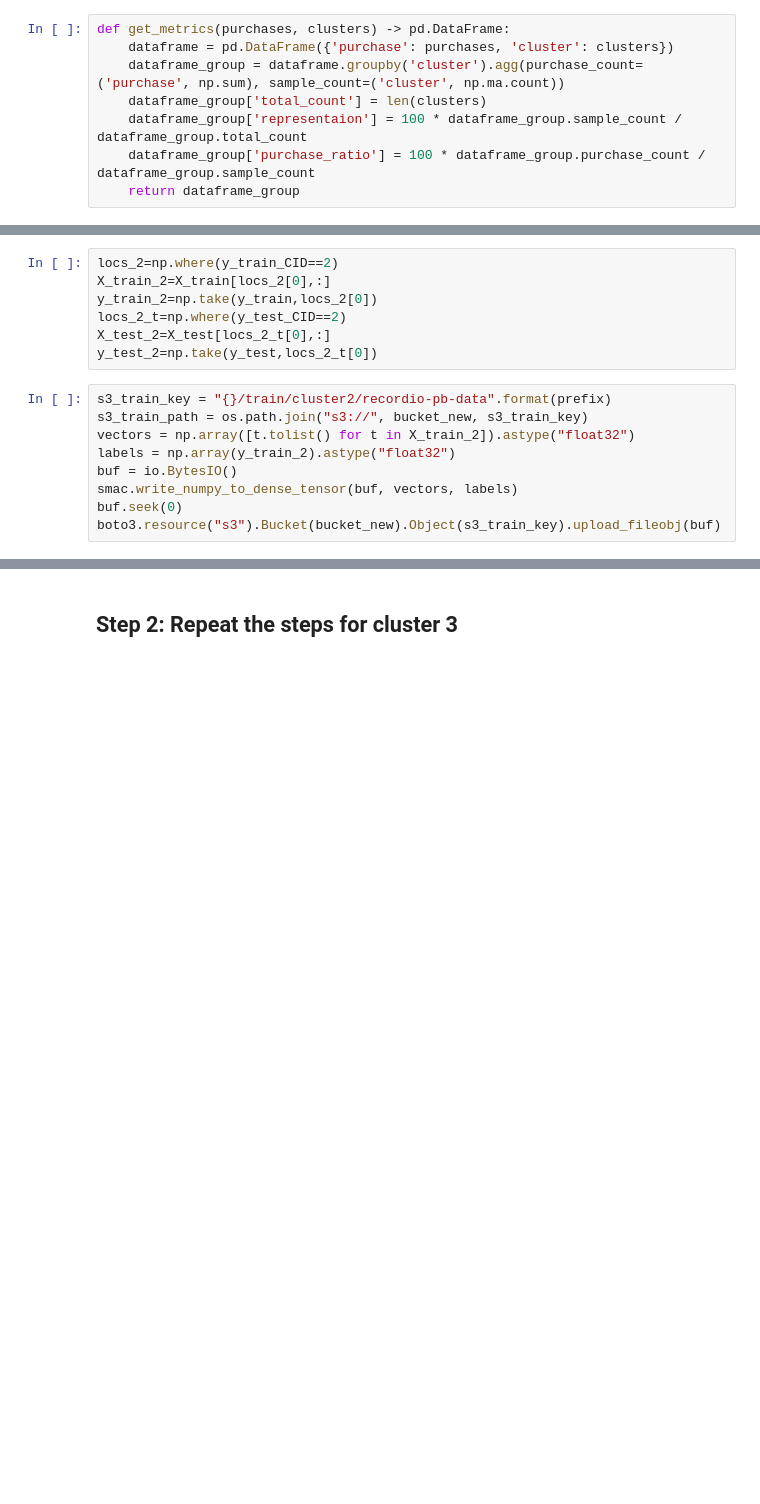
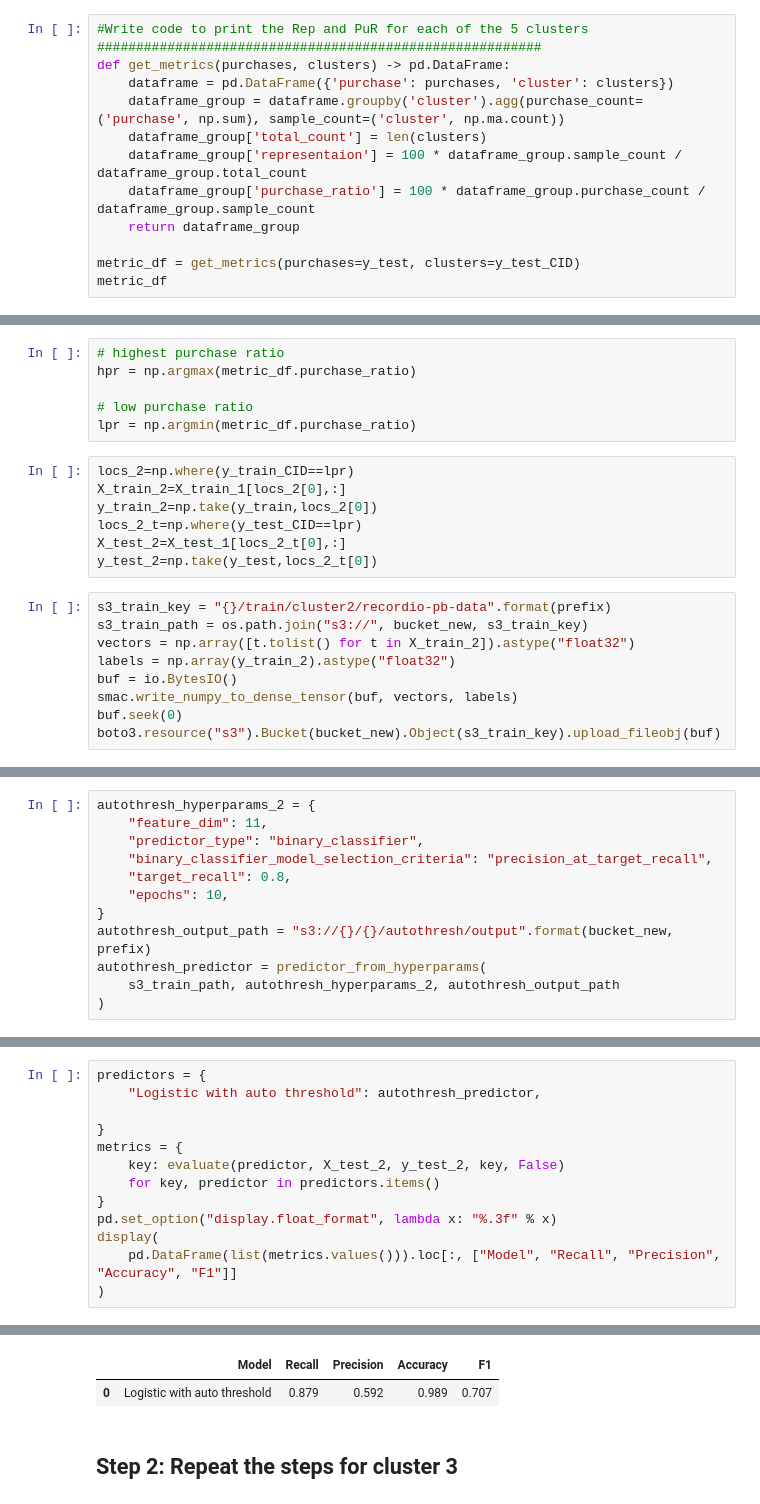
Before and after one commit to alejandro-robles7/fbai-mlops-assignments, a Jupyter notebook: week_2/mlops-ecommerce-analysis-v1.ipynb, the cells around one changed output, grey strips where cells are left out. Cells and saved outputs as stored; diff of their text form; blank space fills up the shorter version.

````diff
--- a/week_2/mlops-ecommerce-analysis-v1.ipynb
+++ b/week_2/mlops-ecommerce-analysis-v1.ipynb
@@ -544,6 +481,8 @@ Representaion (Rep)=#samples in a cluster/total number of samples.
 Purchase Ratio (PuR)=#purchases/number of samples in a cluster.
 ```
 # %%
+#Write code to print the Rep and PuR for each of the 5 clusters
+#########################################################
 def get_metrics(purchases, clusters) -> pd.DataFrame:
     dataframe = pd.DataFrame({'purchase': purchases, 'cluster': clusters})
     dataframe_group = dataframe.groupby('cluster').agg(purchase_count=('purchase', np.sum), sample_count=('cluster', np.ma.count))
@@ -551,3 +490,6 @@ def get_metrics(purchases, clusters) -> pd.DataFrame:
     dataframe_group['representaion'] = 100 * dataframe_group.sample_count / dataframe_group.total_count
     dataframe_group['purchase_ratio'] = 100 * dataframe_group.purchase_count / dataframe_group.sample_count
     return dataframe_group
+
+metric_df = get_metrics(purchases=y_test, clusters=y_test_CID)
+metric_df
@@ -584,12 +513,18 @@ For cluster 4 Rep= 3.79 PuR= 2.17
 ### It is suggested that students divide work in the breakout session to complete analysis of both clusters.
 # %% [markdown]
 ### Step 1: Subsample X_train,y_train, X_test, y_test per cluster followed by classification on the data
+# %%
+# highest purchase ratio
+hpr = np.argmax(metric_df.purchase_ratio)
+
+# low purchase ratio
+lpr = np.argmin(metric_df.purchase_ratio)
 # %%
-locs_2=np.where(y_train_CID==2)
-X_train_2=X_train[locs_2[0],:]
+locs_2=np.where(y_train_CID==lpr)
+X_train_2=X_train_1[locs_2[0],:]
 y_train_2=np.take(y_train,locs_2[0])
-locs_2_t=np.where(y_test_CID==2)
-X_test_2=X_test[locs_2_t[0],:]
+locs_2_t=np.where(y_test_CID==lpr)
+X_test_2=X_test_1[locs_2_t[0],:]
 y_test_2=np.take(y_test,locs_2_t[0])
 # %%
 s3_train_key = "{}/train/cluster2/recordio-pb-data".format(prefix)
@@ -606,0 +538,12 @@ predictors = #Enter More code here
+# %%
+autothresh_hyperparams_2 = {
+    "feature_dim": 11,
+    "predictor_type": "binary_classifier",
+    "binary_classifier_model_selection_criteria": "precision_at_target_recall",
+    "target_recall": 0.8,
+    "epochs": 10,
+}
+autothresh_output_path = "s3://{}/{}/autothresh/output".format(bucket_new, prefix)
+autothresh_predictor = predictor_from_hyperparams(
+    s3_train_path, autothresh_hyperparams_2, autothresh_output_path
+)
@@ -606,0 +571,14 @@ predictors = #Enter More code here
+# %%
+predictors = {
+    "Logistic with auto threshold": autothresh_predictor,
+
+}
+metrics = {
+    key: evaluate(predictor, X_test_2, y_test_2, key, False)
+    for key, predictor in predictors.items()
+}
+pd.set_option("display.float_format", lambda x: "%.3f" % x)
+display(
+    pd.DataFrame(list(metrics.values())).loc[:, ["Model", "Recall", "Precision", "Accuracy", "F1"]]
+)
+# %% [output]
@@ -607,2 +602,4 @@ predictors = #Enter More code here
+|  | Model | Recall | Precision | Accuracy | F1 |
+| 0 | Logistic with auto threshold | 0.879 | 0.592 | 0.989 | 0.707 |
 # %% [markdown]
 ## Step 2: Repeat the steps for cluster 3
````
Also changed, not shown: parts of 34 cells of this notebook.
